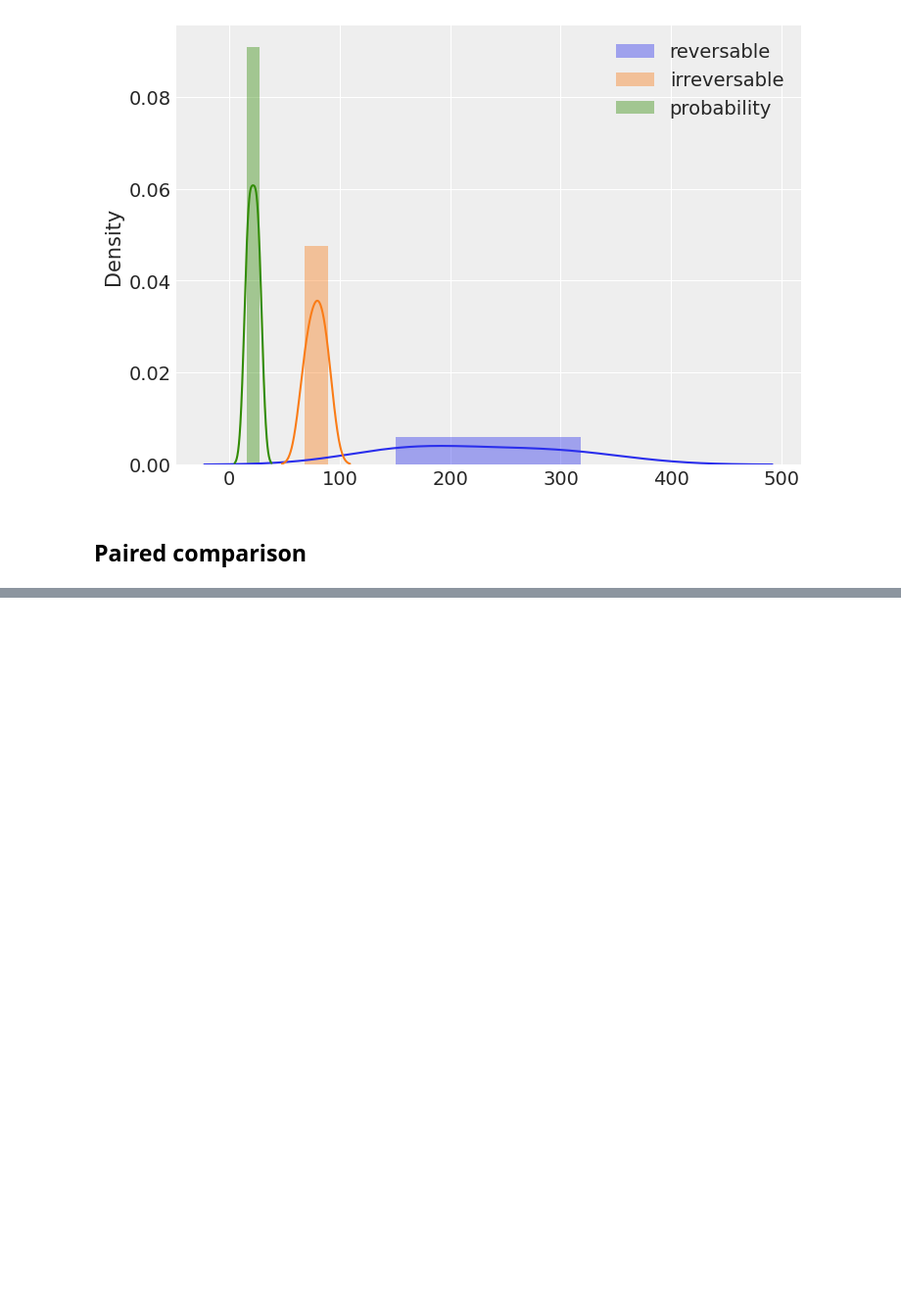
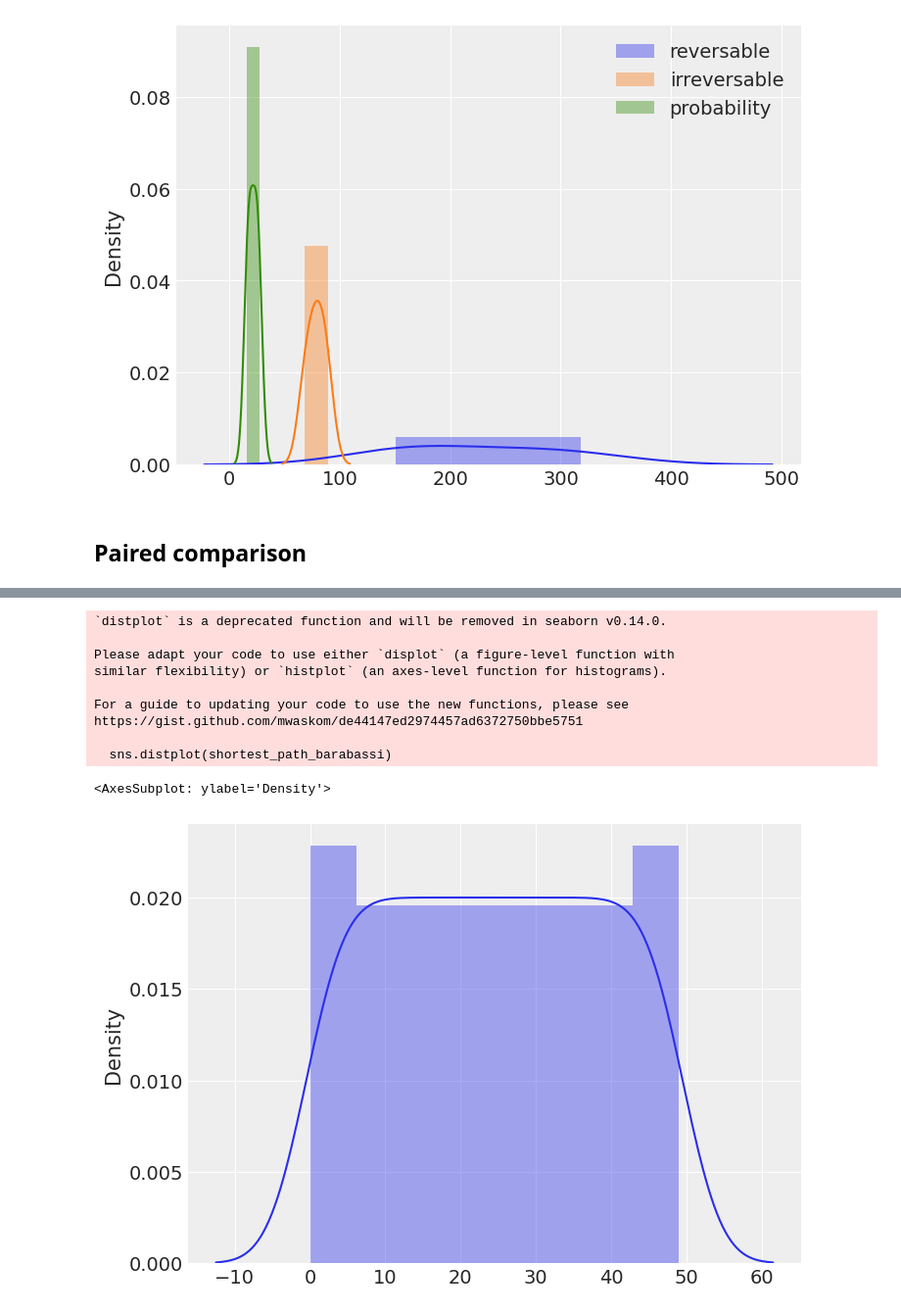
Before and after one commit to cm2435/graph_transmittion_research_project, a Jupyter notebook: experiments/variable_structure.ipynb, the cells around one changed output, grey strips where cells are left out. Shown: that part at 98% size. Cells and saved outputs as stored; diff of their text form; code cells hidden in the pictures; blank space fills up the shorter version.

```diff
--- a/experiments/variable_structure.ipynb
+++ b/experiments/variable_structure.ipynb
@@ -373,0 +277,21 @@ infection_nodes = np.argsort(distances).tolist()
+# %%
+shortest_path_barabassi = []
+for i in tqdm.tqdm(range(10)):
+    graphgen = GraphStructureGenerator(
+        structure_name="barabasi_albert",
+        num_nodes=geometric_graph_conf['nodes'],
+        target_mean_degree = 5
+    )
+    graph = graphgen.initial_graph
+    node_positions = nx.get_node_attributes(graph, "pos")
+
+    spl = dict(nx.all_pairs_shortest_path_length(graph))
+    reordered_list = sorted(graph.degree(),key=lambda x: x[1], reverse=True)
+
+    infection_nodes = [x[0] for x in reordered_list]
+    print(reordered_list)
+    print(infection_nodes)
+    shortest_path_barabassi.append(infection_nodes)
+
+sns.distplot(shortest_path_barabassi)
+# %% [output]
@@ -374 +318,12 @@ infection_nodes = np.argsort(distances).tolist()
+`distplot` is a deprecated function and will be removed in seaborn v0.14.0.
+
+Please adapt your code to use either `displot` (a figure-level function with
+similar flexibility) or `histplot` (an axes-level function for histograms).
+
+For a guide to updating your code to use the new functions, please see
+https://gist.github.com/mwaskom/de44147ed2974457ad6372750bbe5751
+
+  sns.distplot(shortest_path_barabassi)
+<AxesSubplot: ylabel='Density'>
+[figure, added]
 # %%
```
Also changed, not shown: parts of 16 cells of this notebook.
